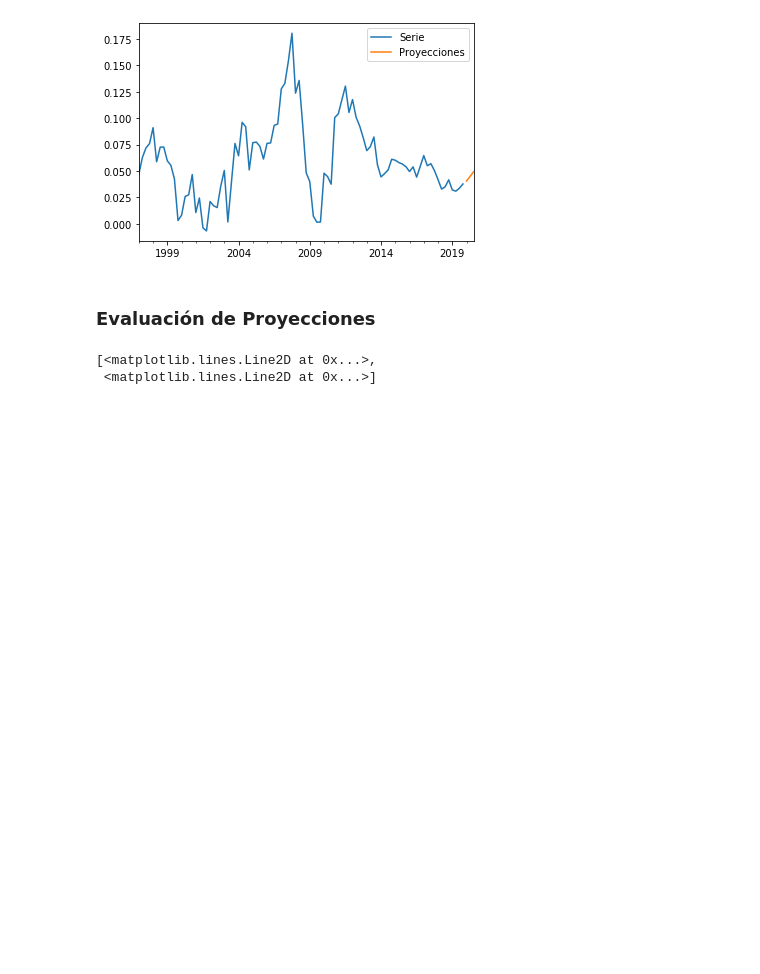
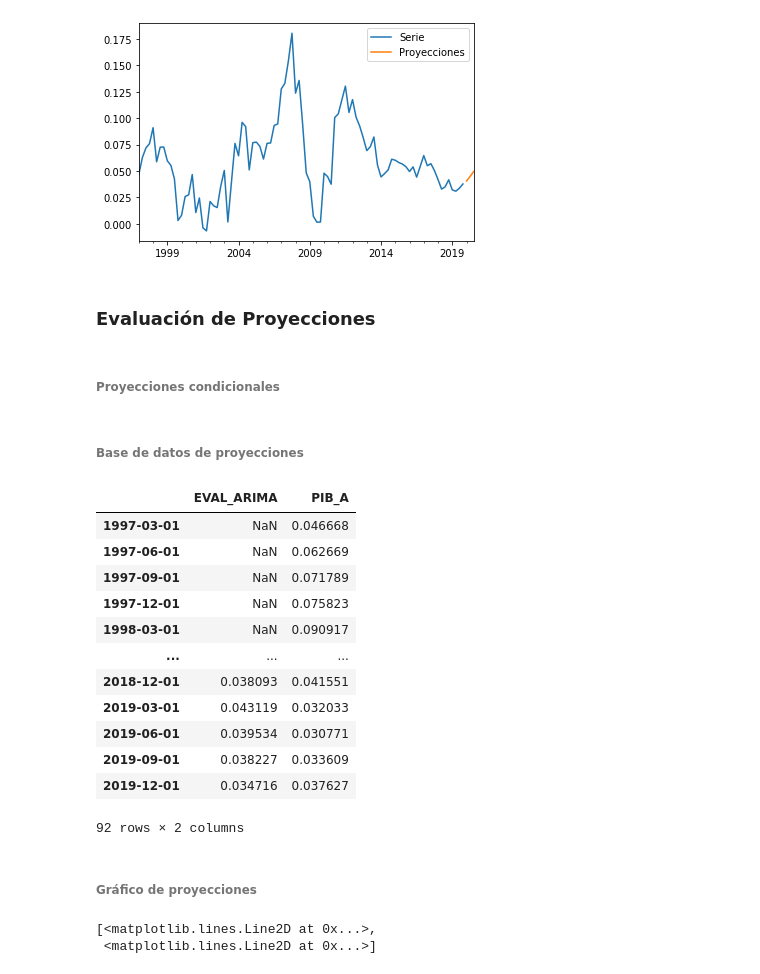
Before and after one commit to ApoyoAnalytics/PIBNowcast, a Jupyter notebook: p1ARIMA.ipynb, the cells around one changed output. Drawn from its saved outputs; the diff is of its cells as text; code cells hidden in the pictures; blank space fills up the shorter version.

```diff
--- a/p1ARIMA.ipynb
+++ b/p1ARIMA.ipynb
@@ -95,0 +102,2 @@ def eval_arima(serie):
+# %%
+serie = bd_all['pbif_Trimestre_VariacionAnual'].dropna()
@@ -96,13 +110,7 @@ def eval_arima(serie):
 # %%
-serie = bd_trimestral_t['pbif_Trimestre_VariacionAnual'].dropna()
-
-serie.index = pd.DatetimeIndex(serie.index.values,
-                               freq=serie.index.inferred_freq)
-
 baseARIMA = pd.DataFrame()
 
 #Base de proyecciones
-
 
 baseARIMA.loc[:,'Serie'] = serie
 baseARIMA = baseARIMA.join(pd.DataFrame(nowcast_arima(serie,len(serie)+1),columns = ['Proyecciones']),how = 'outer')
@@ -117,8 +125,30 @@ with pd.ExcelWriter(rutaDestino + 'baseARIMA.xlsx') as writer:
     baseARIMA.to_excel(writer, sheet_name='Proyecciones ARIMA')
 # %% [markdown]
 ### Evaluación de Proyecciones
+# %% [markdown]
+###### Proyecciones condicionales
 # %%
 eval_arima = eval_arima(serie)
+# %% [markdown]
+###### Base de datos de proyecciones
+# %%
+eval_arima
+# %% [output]
+|  | EVAL_ARIMA | PIB_A |
+| 1997-03-01 | NaN | 0.046668 |
+| 1997-06-01 | NaN | 0.062669 |
+| 1997-09-01 | NaN | 0.071789 |
+| 1997-12-01 | NaN | 0.075823 |
+| 1998-03-01 | NaN | 0.090917 |
+| ... | ... | ... |
+| 2018-12-01 | 0.038093 | 0.041551 |
+| 2019-03-01 | 0.043119 | 0.032033 |
+| 2019-06-01 | 0.039534 | 0.030771 |
+| 2019-09-01 | 0.038227 | 0.033609 |
+| 2019-12-01 | 0.034716 | 0.037627 |
+92 rows × 2 columns
+# %% [markdown]
+###### Gráfico de proyecciones
 # %%
 plt.plot(eval_arima)
 # %% [output]
```
Also changed, not shown: parts of 4 cells of this notebook, 4 other files.
